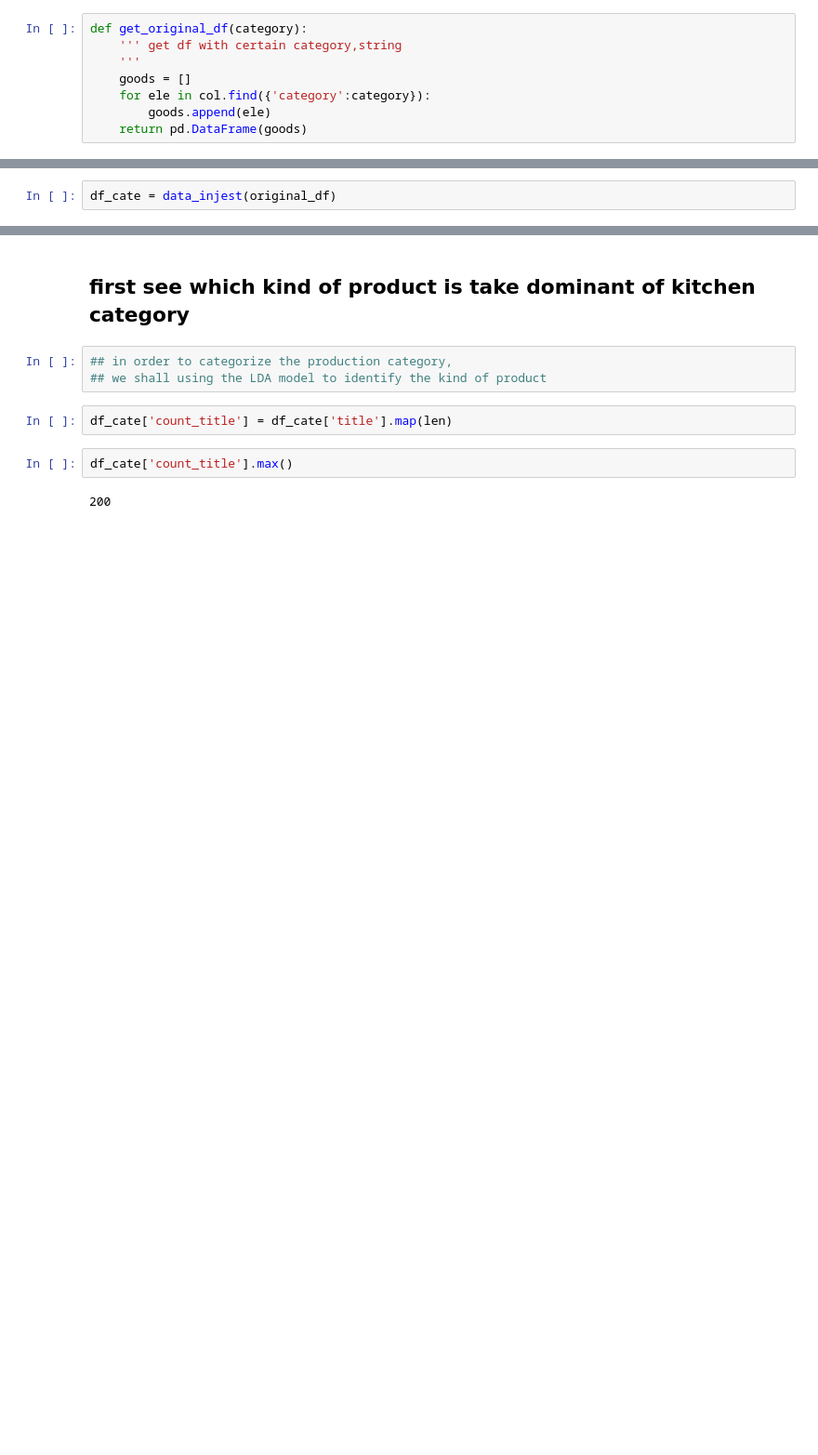
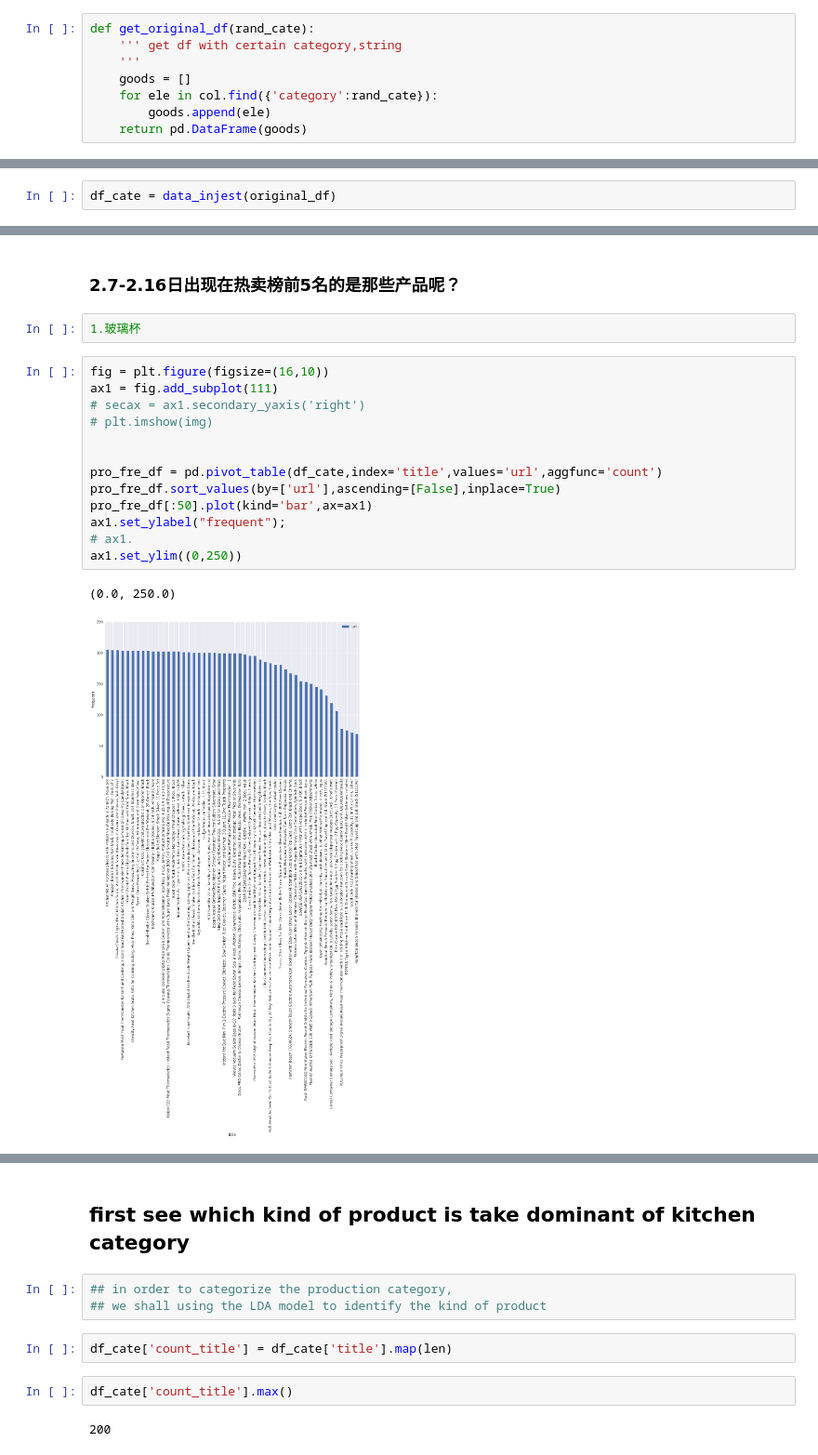
Before and after one commit to RayFromUiS/amzon_pop, a Jupyter notebook: amzon_app/data_injest/load_data.ipynb, the cells around one changed output, grey strips where cells are left out. Shown at 93% size. Cells and saved outputs as stored; diff of their text form; blank space fills up the shorter version.

```diff
--- a/amzon_app/data_injest/load_data.ipynb
+++ b/amzon_app/data_injest/load_data.ipynb
@@ -44,9 +58,9 @@ col.find({'category':'Amazon Devices & Accessories'})
 # %%
-def get_original_df(category):
+def get_original_df(rand_cate):
     ''' get df with certain category,string
     '''
     goods = []
-    for ele in col.find({'category':category}):
+    for ele in col.find({'category':rand_cate}):
         goods.append(ele)
     return pd.DataFrame(goods)
 # %%
@@ -120,0 +262,20 @@ rand_pro = random.choice(df_cate['title'].values)
+# %% [markdown]
+### <font color='B'>2.7-2.16日出现在热卖榜前5名的是那些产品呢？
+# %%
+1.玻璃杯
+# %%
+fig = plt.figure(figsize=(16,10))
+ax1 = fig.add_subplot(111)
+# secax = ax1.secondary_yaxis('right')
+# plt.imshow(img)
+
+
+pro_fre_df = pd.pivot_table(df_cate,index='title',values='url',aggfunc='count')
+pro_fre_df.sort_values(by=['url'],ascending=[False],inplace=True)
+pro_fre_df[:50].plot(kind='bar',ax=ax1)
+ax1.set_ylabel("frequent");
+# ax1.
+ax1.set_ylim((0,250))
+# %% [output]
+(0.0, 250.0)
+[figure, added]
```
Also changed, not shown: parts of 46 cells of this notebook, 20 other files.
